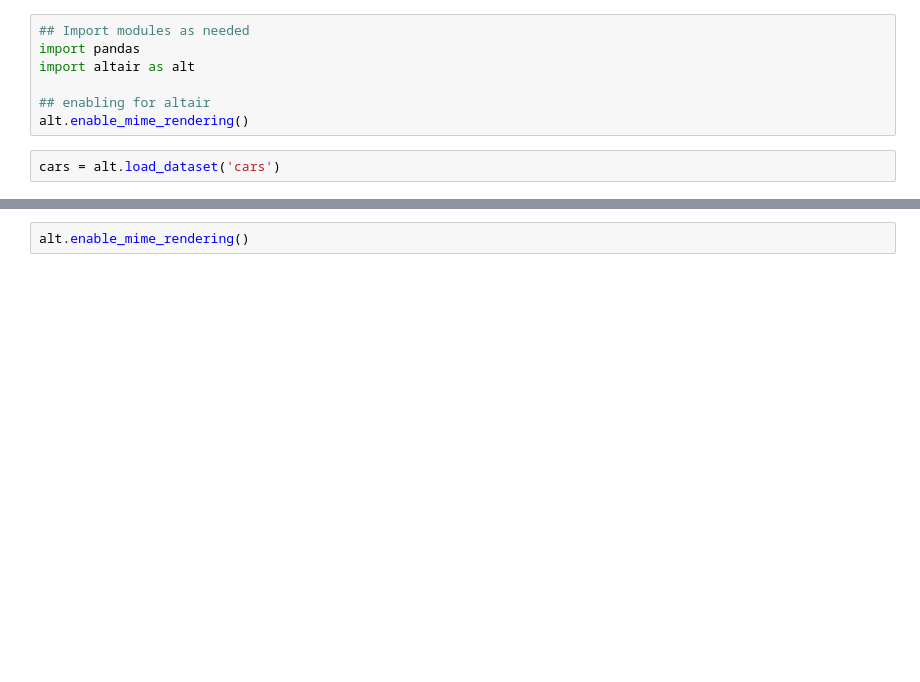
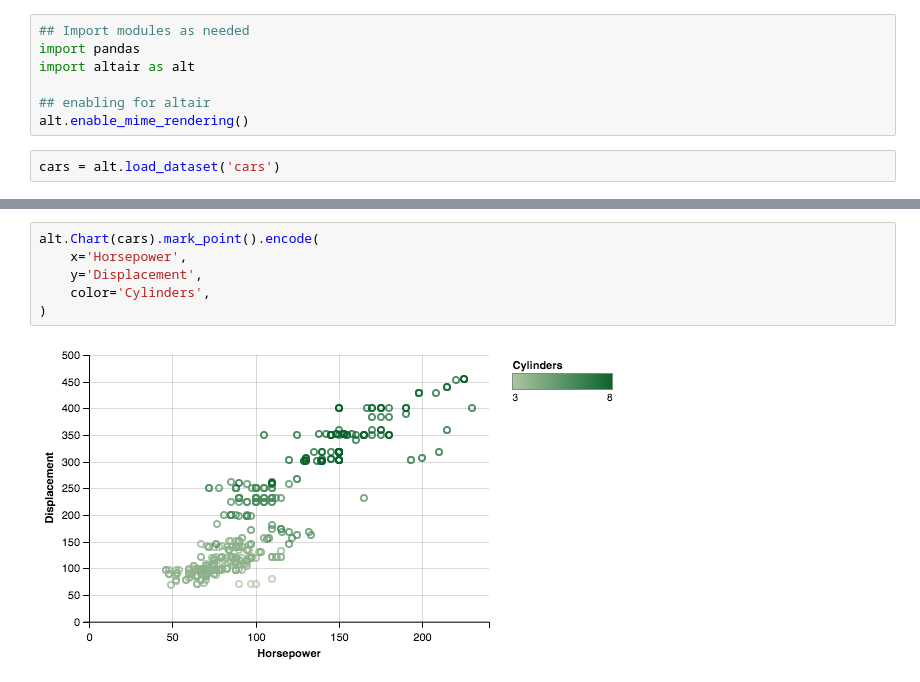
Before and after one commit to danjpark/python-ml101, a Jupyter notebook: altair_test.ipynb, the cells around one changed output, grey strips where cells are left out. Cells and saved outputs as stored; diff of their text form; blank space fills up the shorter version.

```diff
--- a/altair_test.ipynb
+++ b/altair_test.ipynb
@@ -27,2 +27,8 @@ alt.Chart(cars).mark_point().encode(
-# %%
-alt.enable_mime_rendering()
+# %%
+alt.Chart(cars).mark_point().encode(
+    x='Horsepower',
+    y='Displacement',
+    color='Cylinders',
+)
+# %% [output]
+[figure, added]
```
Also changed, not shown: parts of 1 cell of this notebook, 1 other file.
